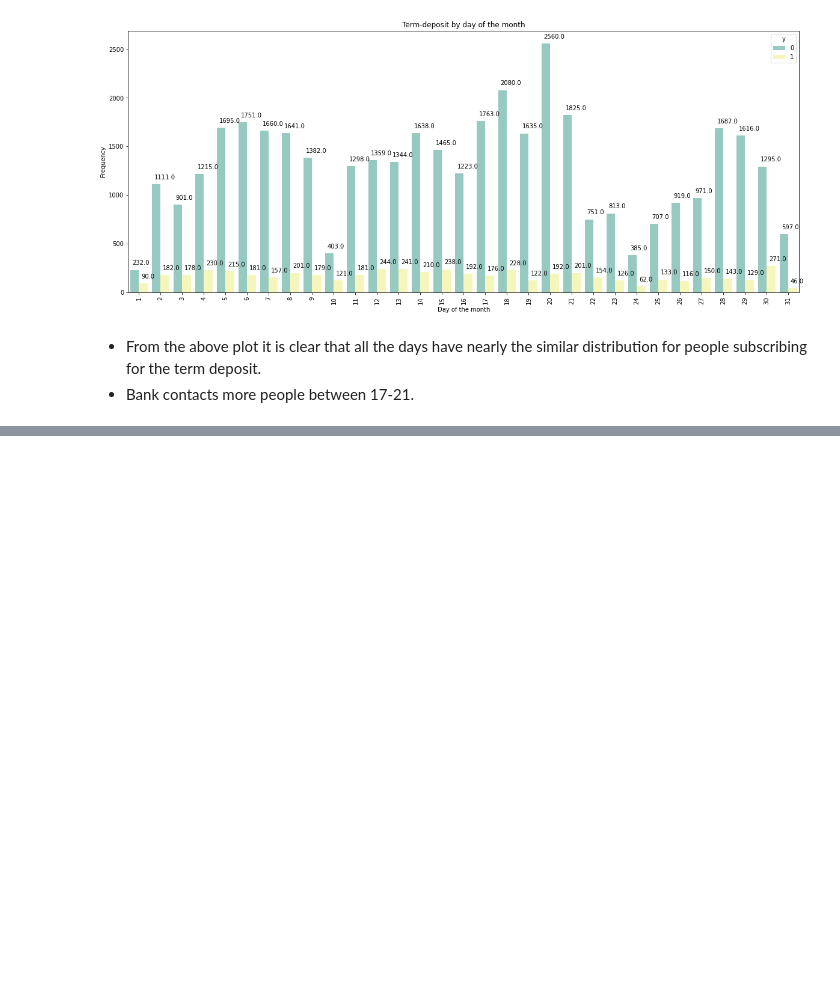
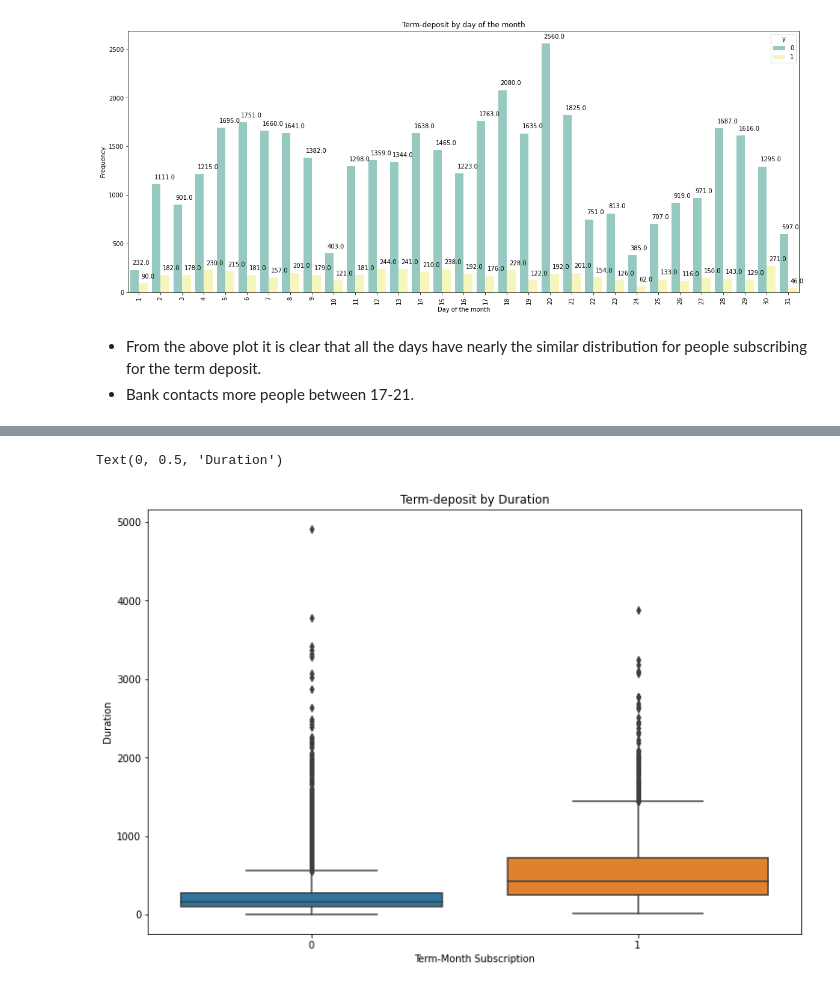
Before and after one commit to itishajain15/Bank_Marketing_Campaing_Prediction, a Jupyter notebook: Bank_Marketing_Prediction.ipynb, the cells around one changed output, grey strips where cells are left out. Cells and saved outputs as stored; diff of their text form; code cells hidden in the pictures; blank space fills up the shorter version.

```diff
--- a/Bank_Marketing_Prediction.ipynb
+++ b/Bank_Marketing_Prediction.ipynb
@@ -310,0 +326,10 @@ for p in ax.patches:
+# %%
+#plot showing term-deposit by duration
+plt.figure(figsize=(12,8))
+sns.boxplot(x=df1['y'],y=df1['duration'])
+plt.title('Term-deposit by Duration')
+plt.xlabel('Term-Month Subscription')
+plt.ylabel('Duration')
+# %% [output]
+Text(0, 0.5, 'Duration')
+[figure, added]
```
Also changed, not shown: parts of 52 cells of this notebook.
